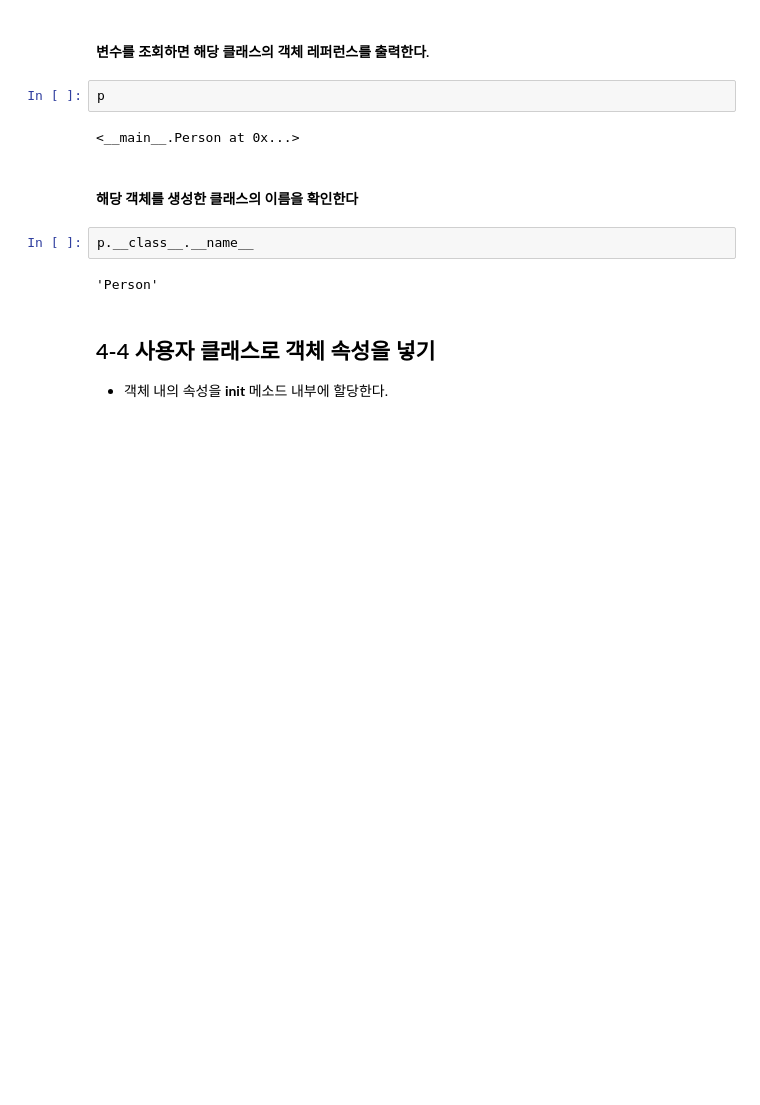
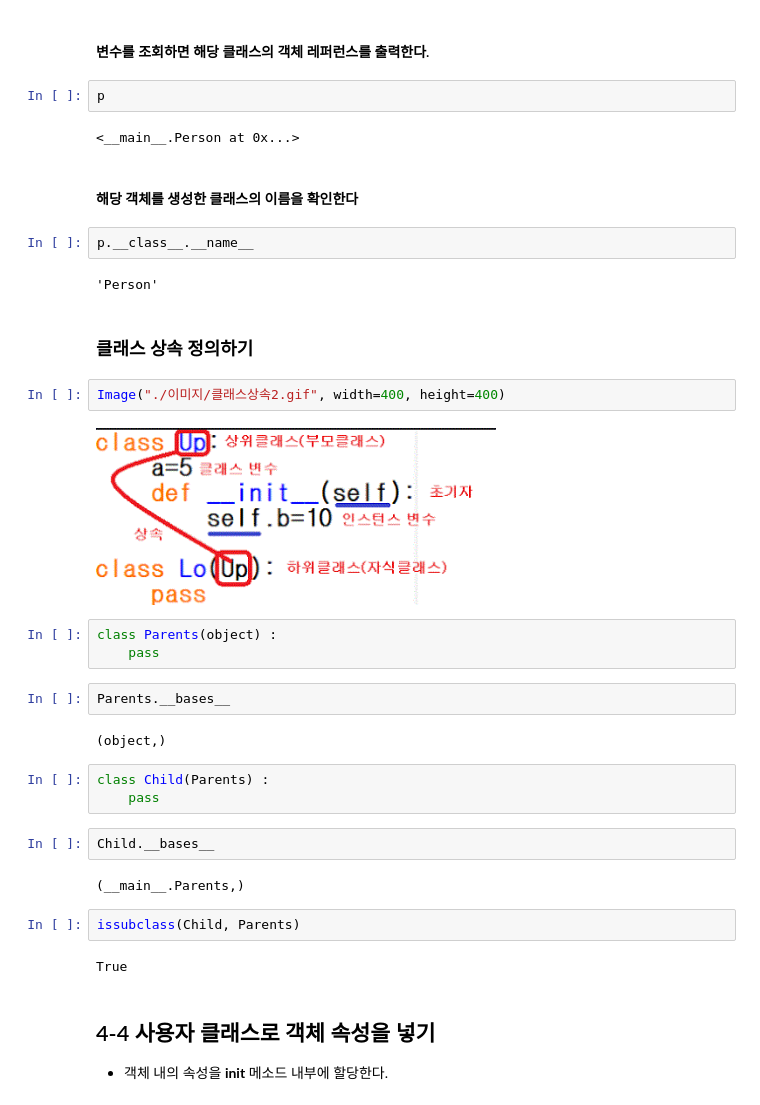
Before and after one commit to zerosum99/python_data_analysis, a Jupyter notebook: 파이썬 문법_04_클래스 알아보기.ipynb, the cells around one changed output. Saved outputs shown, nothing was run; the diff lists cells and outputs as text; blank space fills up the shorter version.

```diff
--- a/파이썬 문법_04_클래스 알아보기.ipynb
+++ b/파이썬 문법_04_클래스 알아보기.ipynb
@@ -113,6 +113,30 @@ p
 p.__class__.__name__
 # %% [output]
 'Person'
+# %% [markdown]
+### 클래스 상속 정의하기
+# %%
+Image("./이미지/클래스상속2.gif", width=400, height=400)
+# %% [output]
+[figure, added]
+# %%
+class Parents(object) :
+    pass
+# %%
+Parents.__bases__
+# %% [output]
+(object,)
+# %%
+class Child(Parents) :
+    pass
+# %%
+Child.__bases__
+# %% [output]
+(__main__.Parents,)
+# %%
+issubclass(Child, Parents)
+# %% [output]
+True
 # %% [markdown]
 ## 4-4 사용자 클래스로 객체 속성을 넣기
 
```
Also changed, not shown: parts of 2 cells of this notebook, 9 other files.
